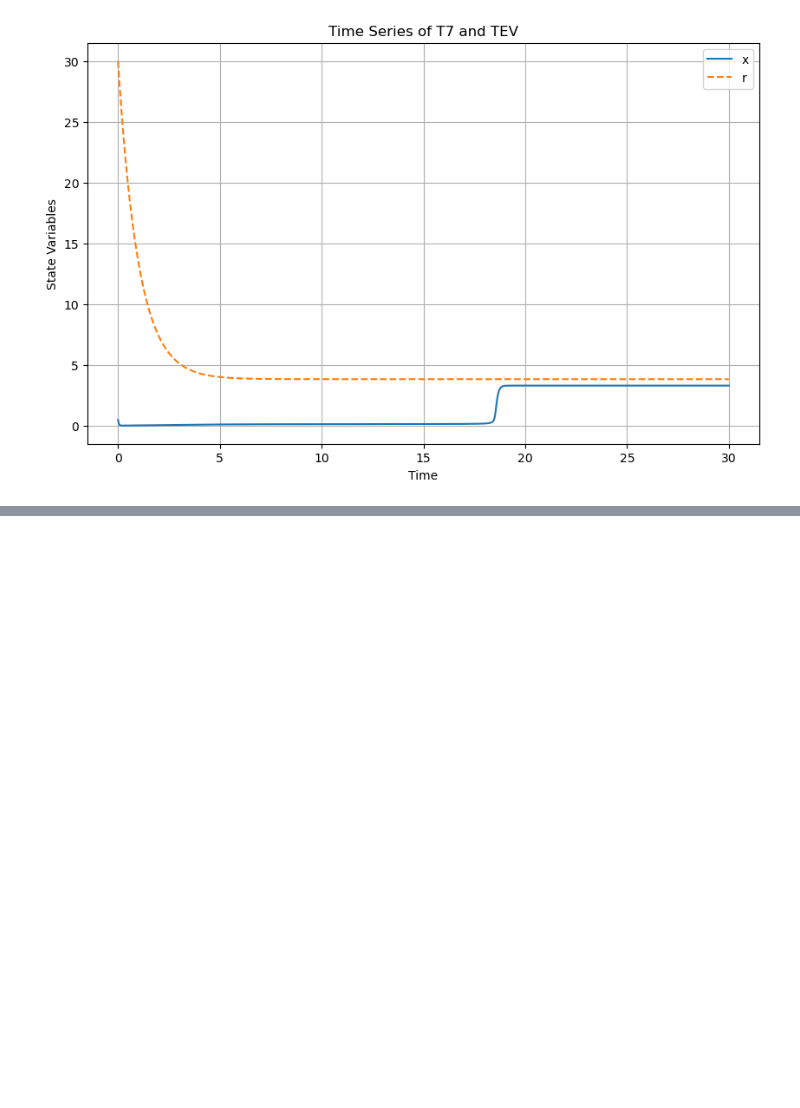
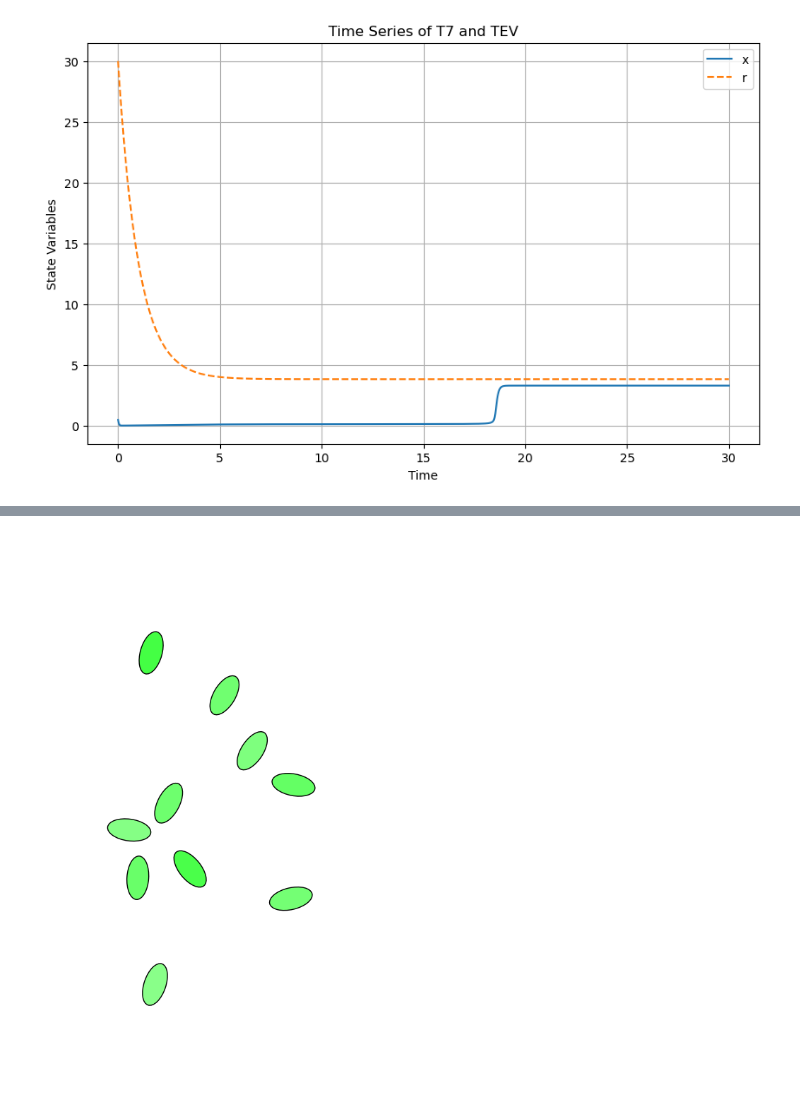
Before and after one commit to Paytonco/SOC_circuit, a Jupyter notebook: hillModel.ipynb, the cells around one changed output, grey strips where cells are left out. Saved outputs shown, nothing was run; the diff lists cells and outputs as text; code cells hidden in the pictures; blank space fills up the shorter version.

Commit message:
.gif animation code

```diff
--- a/hillModel.ipynb
+++ b/hillModel.ipynb
@@ -430,0 +423,88 @@ plt.show()
+# %%
+import matplotlib.pyplot as plt
+import matplotlib.patches as patches
+import matplotlib.animation as animation
+import numpy as np
+
+def draw_microfluidics_trap():
+    fig, ax = plt.subplots(figsize=(6, 10))
+    ax.set_xlim(0, 6)
+    ax.set_ylim(0, 10)
+
+    # Draw the trap as a rectangle
+    trap_x, trap_y = 1, 1
+    trap_width, trap_height = 4, 8
+
+    # Draw 10 bacterial cells as transparent ovals with black borders
+    num_cells = 15
+    cell_width, cell_height = 0.4, 0.8  # Aspect ratio of bacteria
+
+    positions = []
+    ellipses = []
+    simulations = []
+    angles = []  # Store initial angles of the ellipses
+
+    tspan = (0, 10)
+    initial_conditions = [0.13, 4.0]
+
+    def is_overlapping(new_x, new_y):
+        for x, y in positions:
+            if np.hypot(new_x - x, new_y - y) < max(cell_width, cell_height):
+                return True
+        return False
+
+    while len(positions) < num_cells:
+        x = np.random.uniform(trap_x + cell_width, trap_x + trap_width - cell_width)
+        y = np.random.uniform(trap_y + cell_height, trap_y + trap_height - cell_height)
+        if not is_overlapping(x, y):
+            positions.append((x, y))
+            initial_angle = np.random.uniform(0, 360)
+            angles.append(initial_angle)
+            ellipse = patches.Ellipse(
+                (x, y), width=cell_width, height=cell_height,
+                angle=initial_angle, edgecolor='black', facecolor=(0, 1, 0, 0), linewidth=1
+            )
+            ellipses.append(ellipse)
+            ax.add_patch(ellipse)
+
+            # Simulate chemical reaction network for each cell
+            t, X, _ = euler_maruyama(tspan, initial_conditions)
+            simulations.append(X)  # Use first species for green intensity
+
+    def brownian_motion(positions, scale=0.01):
+        # Add small random displacements to simulate Brownian motion
+        return [(x + np.random.normal(0, scale), y + np.random.normal(0, scale)) for x, y in positions]
+
+    def brownian_rotation(angles, scale=1.0):
+        # Apply small random changes to angles to simulate rotational Brownian motion
+        return [angle + np.random.normal(0, scale) for angle in angles]
+
+    def update(frame):
+        nonlocal positions, angles
+        positions = brownian_motion(positions)
+        angles = brownian_rotation(angles)  # Update orientations with Brownian motion
+
+        for i, (ellipse, (x, y), angle) in enumerate(zip(ellipses, positions, angles)):
+            ellipse.center = (x, y)
+            ellipse.angle = angle  # Update ellipse orientation
+            alpha = simulations[i][frame] / np.max(simulations[:][:])  # Get green intensity from simulation
+            ellipse.set_facecolor((0, 1, 0, alpha))
+        return ellipses
+
+    ani = animation.FuncAnimation(fig, update, frames=200, interval=50, blit=False)
+
+    # Prevent garbage collection by assigning animation to a variable
+    global anim
+    anim = ani
+
+    # Save the animation as a GIF file in the same directory
+    ani.save("bacteria_trap_animation.gif", writer="pillow", fps=20)
+
+    ax.set_aspect(1)
+    ax.axis('off')
+    plt.show()
+
+if __name__ == "__main__":
+    draw_microfluidics_trap()
+# %% [output]
+[figure, added]
```
Also changed, not shown: parts of 6 cells of this notebook, 2 other files.
